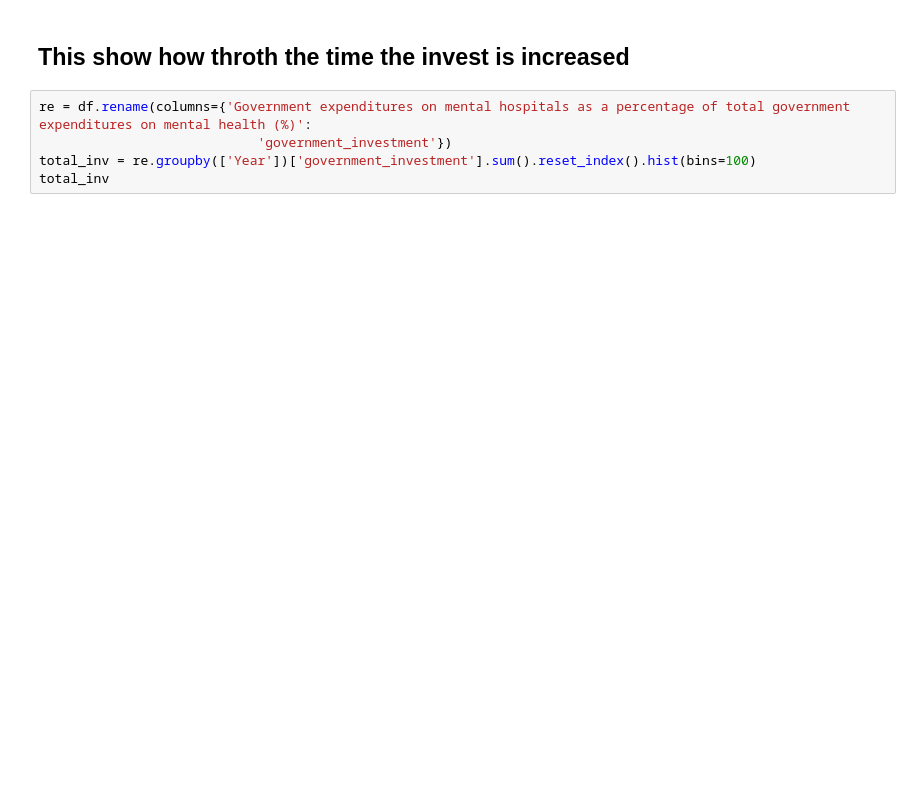
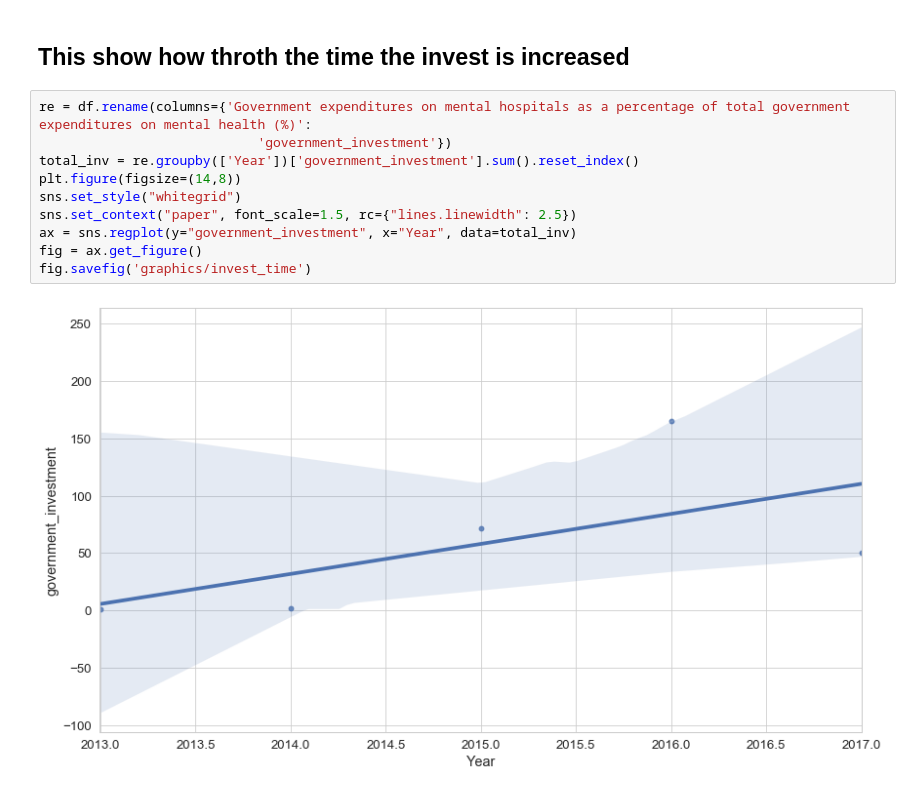
Before and after one commit to ladiidie5/TechLabs-Project, a Jupyter notebook: analysis_data/plot_data.ipynb, the cells around one changed output. Saved outputs shown, nothing was run; the diff lists cells and outputs as text; blank space fills up the shorter version.

```diff
--- a/analysis_data/plot_data.ipynb
+++ b/analysis_data/plot_data.ipynb
@@ -48,5 +58,12 @@ fig.savefig('graphics/gob_invest')
 # %%
 re = df.rename(columns={'Government expenditures on mental hospitals as a percentage of total government expenditures on mental health (%)':
                             'government_investment'})
-total_inv = re.groupby(['Year'])['government_investment'].sum().reset_index().hist(bins=100)
-total_inv
+total_inv = re.groupby(['Year'])['government_investment'].sum().reset_index()
+plt.figure(figsize=(14,8))
+sns.set_style("whitegrid")
+sns.set_context("paper", font_scale=1.5, rc={"lines.linewidth": 2.5})
+ax = sns.regplot(y="government_investment", x="Year", data=total_inv)
+fig = ax.get_figure()
+fig.savefig('graphics/invest_time')
+# %% [output]
+[figure, added]
```
Also changed, not shown: parts of 14 cells of this notebook, 14 other files.
